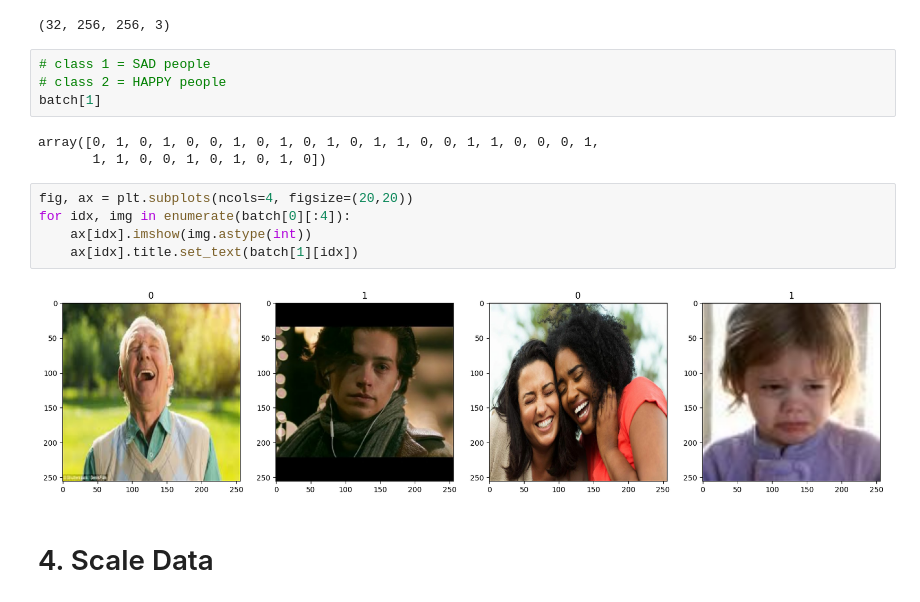
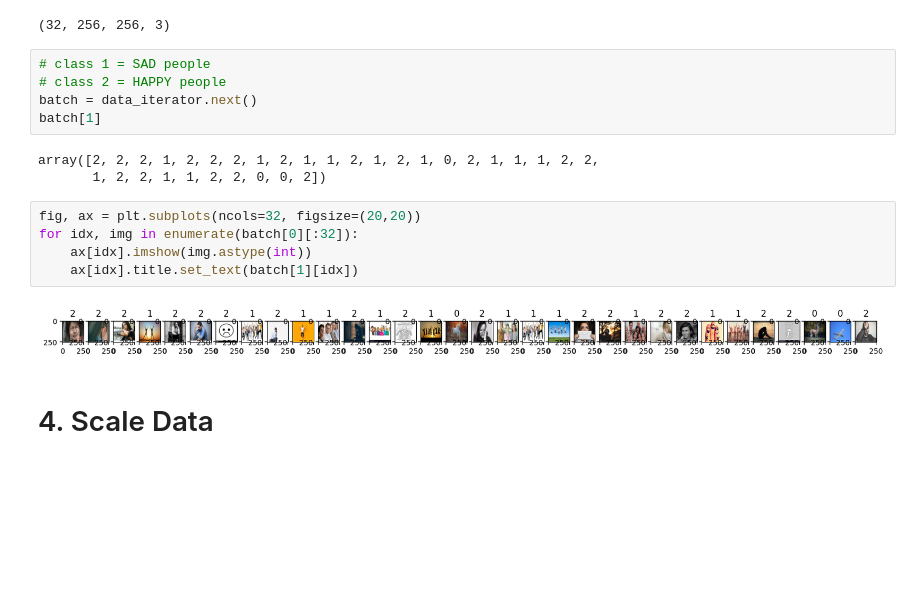
Before and after one commit to NidulaGunawardana/image-processing, a Jupyter notebook: Deep CNN clasifire/Getting Started.ipynb, the cells around one changed output. Cells and saved outputs as stored; diff of their text form; blank space fills up the shorter version.

```diff
--- a/Deep CNN clasifire/Getting Started.ipynb
+++ b/Deep CNN clasifire/Getting Started.ipynb
@@ -142,17 +143,18 @@ batch[0].shape # images represented as numpy arrays
 # %%
 # class 1 = SAD people
 # class 2 = HAPPY people
+batch = data_iterator.next()
 batch[1]
 # %% [output]
-array([0, 1, 0, 1, 0, 0, 1, 0, 1, 0, 1, 0, 1, 1, 0, 0, 1, 1, 0, 0, 0, 1,
-       1, 1, 0, 0, 1, 0, 1, 0, 1, 0])
+array([2, 2, 2, 1, 2, 2, 2, 1, 2, 1, 1, 2, 1, 2, 1, 0, 2, 1, 1, 1, 2, 2,
+       1, 2, 2, 1, 1, 2, 2, 0, 0, 2])
 # %%
-fig, ax = plt.subplots(ncols=4, figsize=(20,20))
-for idx, img in enumerate(batch[0][:4]):
+fig, ax = plt.subplots(ncols=32, figsize=(20,20))
+for idx, img in enumerate(batch[0][:32]):
     ax[idx].imshow(img.astype(int))
     ax[idx].title.set_text(batch[1][idx])
 # %% [output]
-[figure, old version]
+[figure, new version]
 # %% [markdown]
 # 4. Scale Data
 # %%
```
Also changed, not shown: parts of 2 cells of this notebook, 12 other files.
